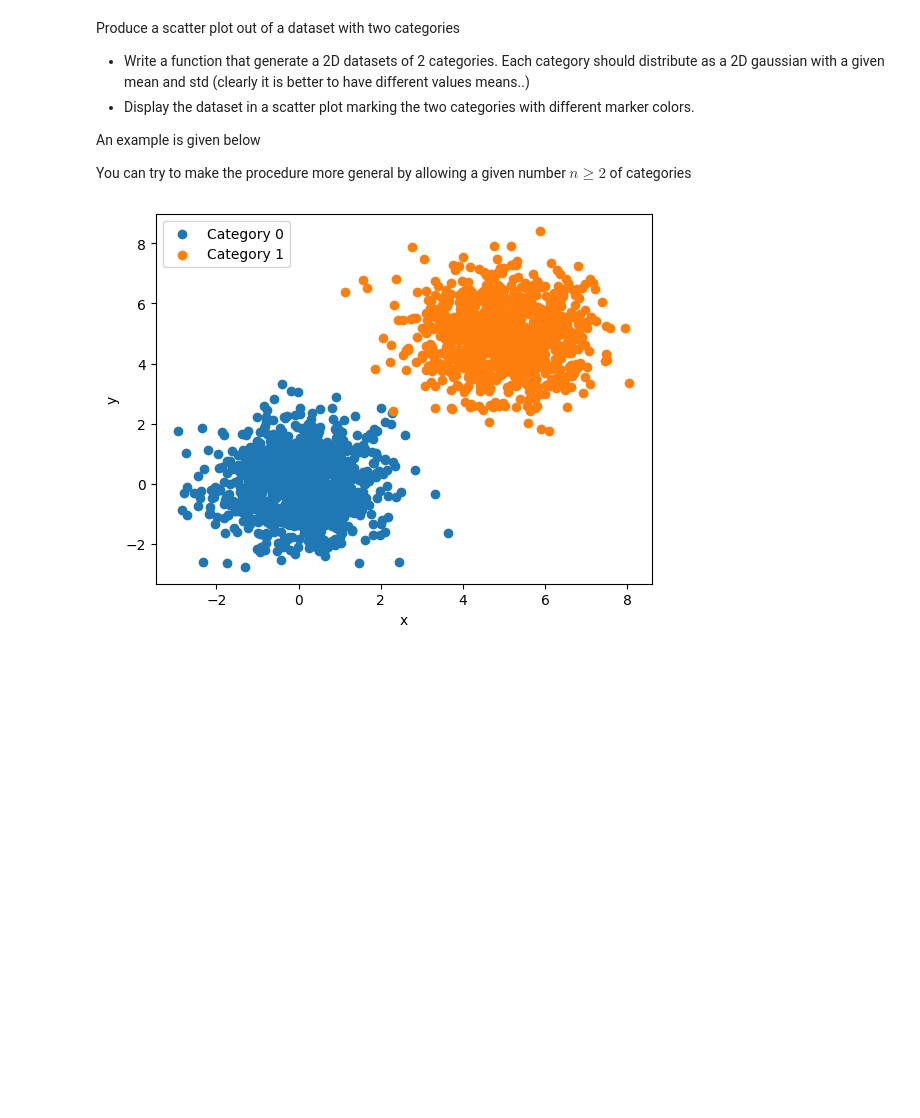
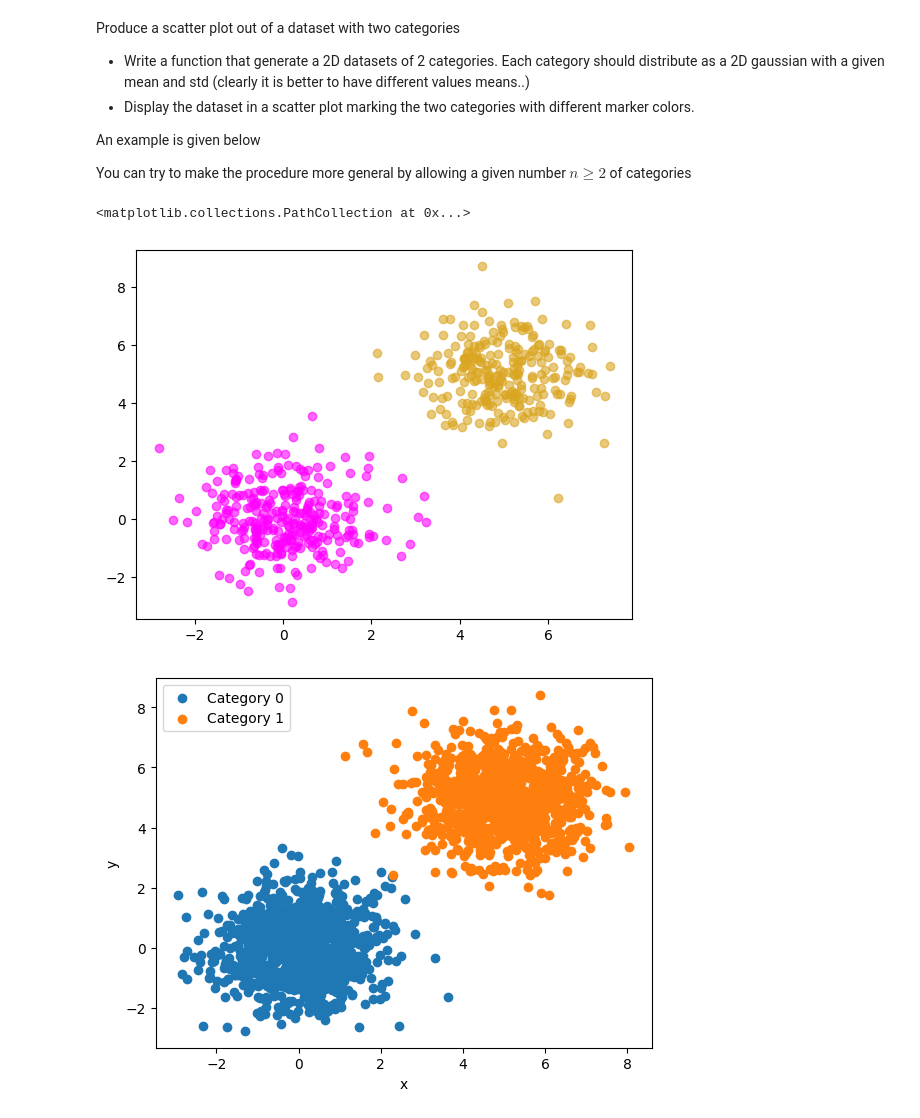
Before and after one commit to melissanespeque/LaboratoryOfComputationalPhysics_Y8, a Jupyter notebook: lcpastudies.ipynb, the cells around one changed output. Drawn from its saved outputs; the diff is of its cells as text; code cells hidden in the pictures; blank space fills up the shorter version.

```diff
--- a/lcpastudies.ipynb
+++ b/lcpastudies.ipynb
@@ -814,22 +814,39 @@ An example is given below
 
 You can try to make the procedure more general by allowing a given number $n\ge 2$ of categories
 # %%
-def generating(m1,m2,st1,st2,len1,len2):
-    x11 = np.random.normal(m1,st1,len1)
-    x12 = np.random.normal(m1,st1,len1)
+means = [0,5]
+stds = [1,1]
+lenghts = [300,250]
+
+def generating2d(means,stds,lenghts):
+    x11 = np.random.normal(means[0],stds[0],lenghts[0])
+    x12 = np.random.normal(means[0],stds[0],lenghts[0])
     x1 = np.column_stack((x11,x12))
 
-    x21 = np.random.normal(m2,st2,len2)
-    x22 = np.random.normal(m2,st2,len2)
+    x21 = np.random.normal(means[1],stds[1],lenghts[1])
+    x22 = np.random.normal(means[1],stds[1],lenghts[1])
     x2 = np.column_stack((x21,x22))
 
-    y1 = np.zeros(len1)
-    y2 = np.ones(len2)
+    y1 = np.zeros(lenghts[0])
+    y2 = np.ones(lenghts[1])
 
     x = np.vstack((x1,x2))
     y = np.hstack((y1,y2))
 
     return x,y
+# %%
+x,y = generating2d(means,stds,lenghts)
+# %%
+plt.scatter(
+    x[y == 0, 0], x[y == 0, 1], #x is 2d, so i plot x[0] (x11) WHERE Y==0  and x[1](x12) WHERE Y==0
+    color='fuchsia', alpha=0.6, label='Class 0')
+
+plt.scatter(
+    x[y == 1, 0], x[y == 1, 1],
+    color='goldenrod', alpha=0.6, label='Class 1')
+# %% [output]
+<matplotlib.collections.PathCollection at 0x...>
+[figure, added]
 # %%
 def generating(means, stds, lengths):
 
```
Also changed, not shown: parts of 18 cells of this notebook, 2 other files.
